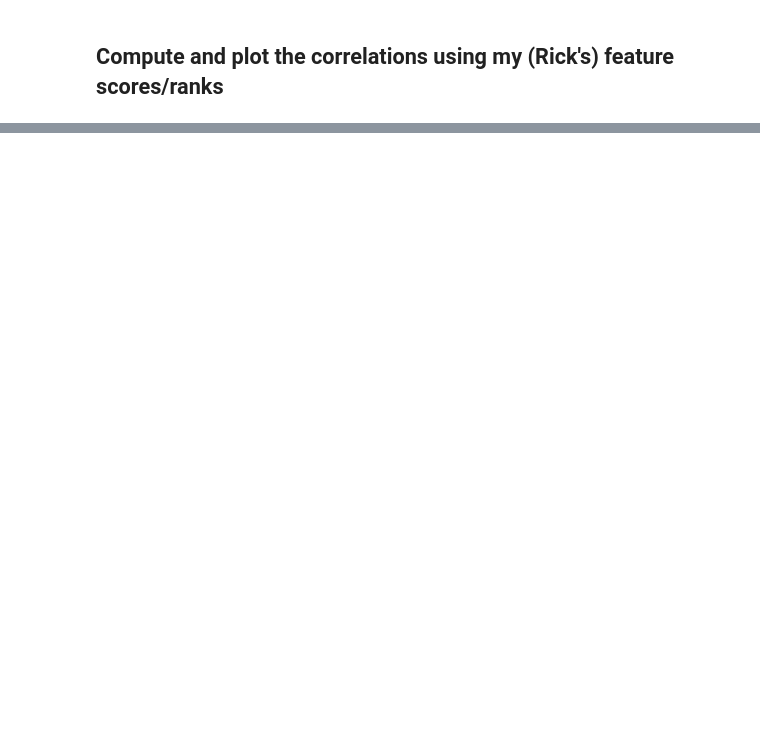
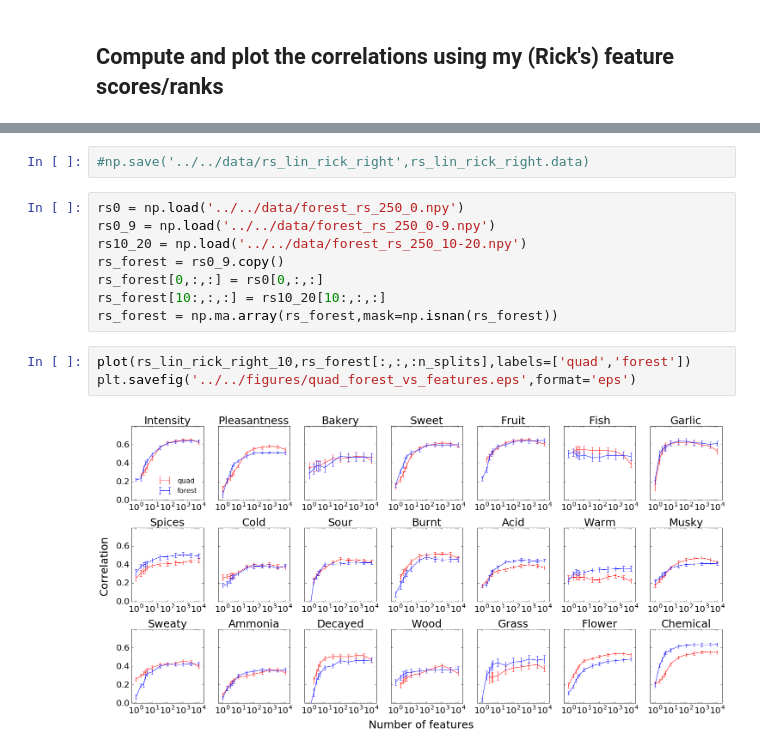
Before and after one commit to dream-olfaction/olfaction-prediction, a Jupyter notebook: opc_python/gerkin/checking_gabors_splits.ipynb, the cells around one changed output, grey strips where cells are left out. Drawn from its saved outputs; the diff is of its cells as text; blank space fills up the shorter version.

```diff
--- a/opc_python/gerkin/checking_gabors_splits.ipynb
+++ b/opc_python/gerkin/checking_gabors_splits.ipynb
@@ -329,0 +317,15 @@ plot(rs_lin_rick_right,rs_lin_rick_wrong)
+# %%
+#np.save('../../data/rs_lin_rick_right',rs_lin_rick_right.data)
+# %%
+rs0 = np.load('../../data/forest_rs_250_0.npy')
+rs0_9 = np.load('../../data/forest_rs_250_0-9.npy')
+rs10_20 = np.load('../../data/forest_rs_250_10-20.npy')
+rs_forest = rs0_9.copy()
+rs_forest[0,:,:] = rs0[0,:,:]
+rs_forest[10:,:,:] = rs10_20[10:,:,:]
+rs_forest = np.ma.array(rs_forest,mask=np.isnan(rs_forest))
+# %%
+plot(rs_lin_rick_right_10,rs_forest[:,:,:n_splits],labels=['quad','forest'])
+plt.savefig('../../figures/quad_forest_vs_features.eps',format='eps')
+# %% [output]
+[figure, added]
```
Also changed, not shown: parts of 17 cells of this notebook, 25 other files.
